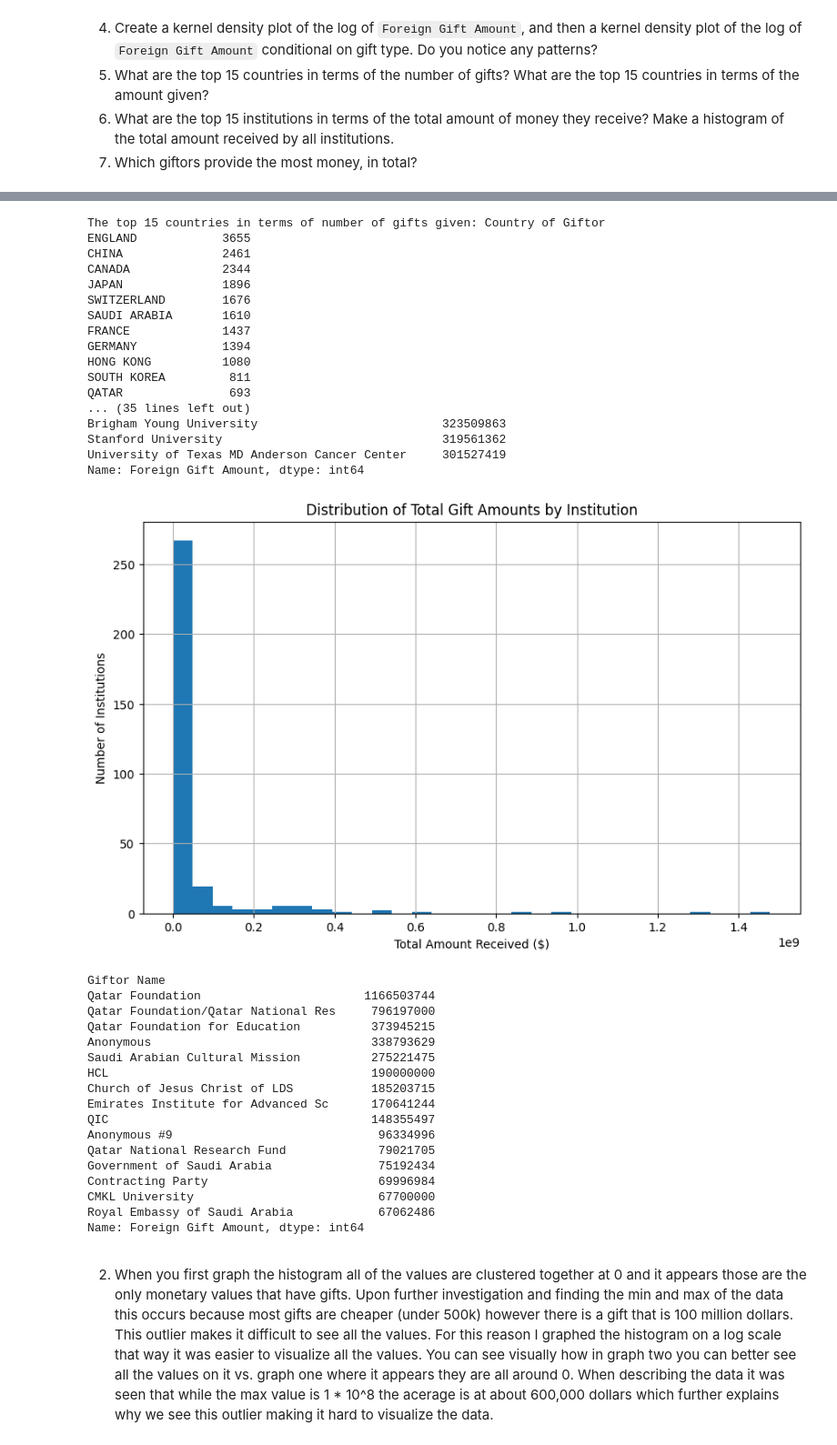
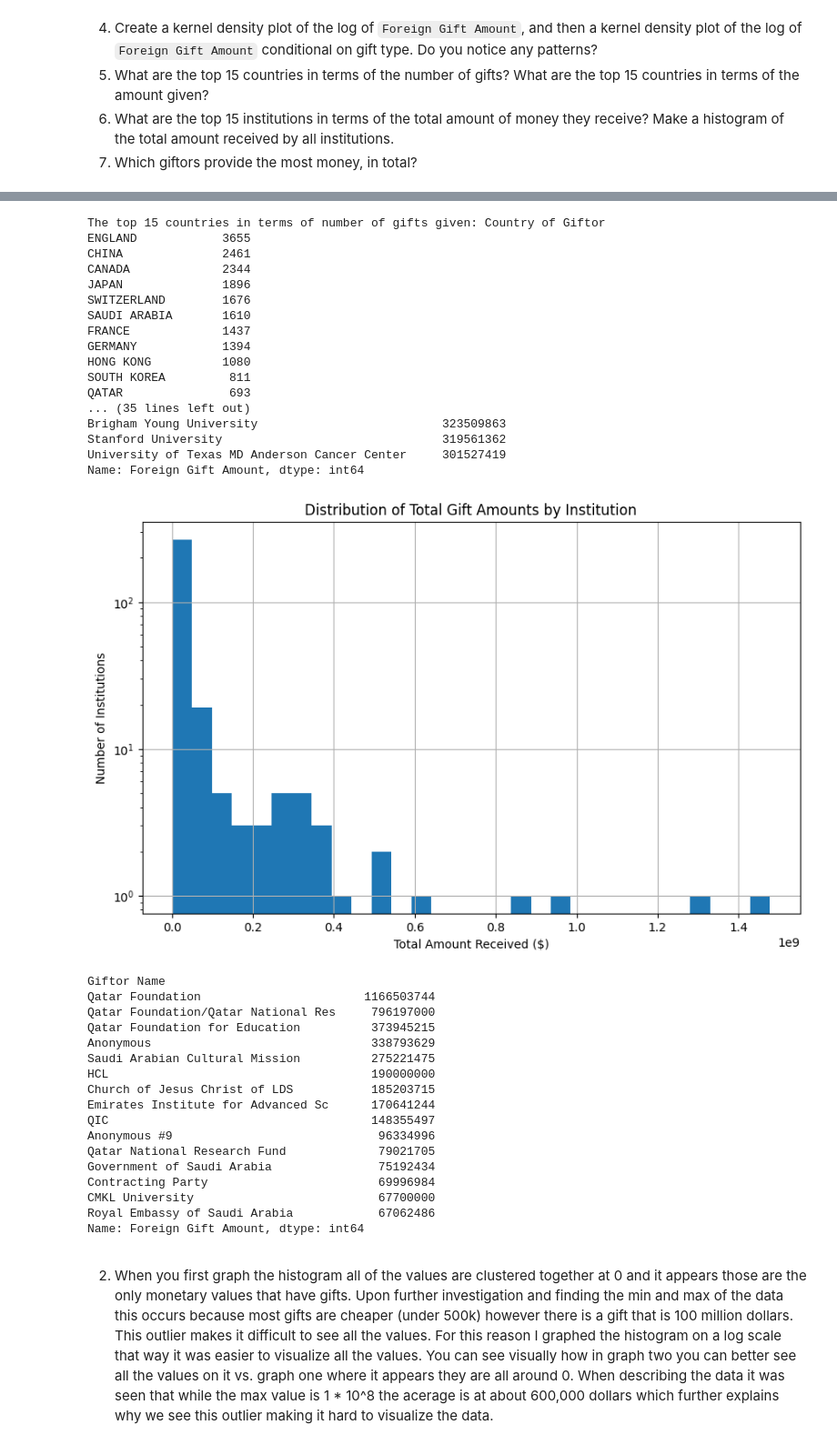
Before and after one commit to allyoshea/EDA, a Jupyter notebook: assignment/assignment.ipynb, the cells around one changed output, grey strips where cells are left out. Shown at 91% size. Saved outputs shown, nothing was run; the diff lists cells and outputs as text; code cells hidden in the pictures.

```diff
--- a/assignment/assignment.ipynb
+++ b/assignment/assignment.ipynb
@@ -166,6 +166,7 @@ institution_totals.hist(bins=30)
 plt.xlabel('Total Amount Received ($)')
 plt.ylabel('Number of Institutions')
 plt.title('Distribution of Total Gift Amounts by Institution')
+plt.yscale('log')
 plt.show()
 
 #Which giftors provide the most money, in total?
@@ -188,34 +189,34 @@ dtype: object
 ... (7 lines left out)
 max      1.000000e+08
 Name: Foreign Gift Amount, dtype: float64
 Max value: 99999999
 99th percentile: 7568696.199999988
 [figure]
 [figure]
 [figure]
 monetary proportion: 0.3875128450444704
 contract proportion: 0.6120973742957372
 real estate proportion: 0.00038978065979235324
 [figure]
 [figure]
 The top 15 countries in terms of number of gifts given: Country of Giftor
 ENGLAND            3655
 CHINA              2461
 CANADA             2344
 JAPAN              1896
 SWITZERLAND        1676
 SAUDI ARABIA       1610
 FRANCE             1437
 GERMANY            1394
 HONG KONG          1080
 SOUTH KOREA         811
 QATAR               693
 ... (35 lines left out)
 Brigham Young University                          323509863
 Stanford University                               319561362
 University of Texas MD Anderson Cancer Center     301527419
 Name: Foreign Gift Amount, dtype: int64
-[figure, old version]
+[figure, new version]
 Giftor Name
 Qatar Foundation                       1166503744
 Qatar Foundation/Qatar National Res     796197000
```
